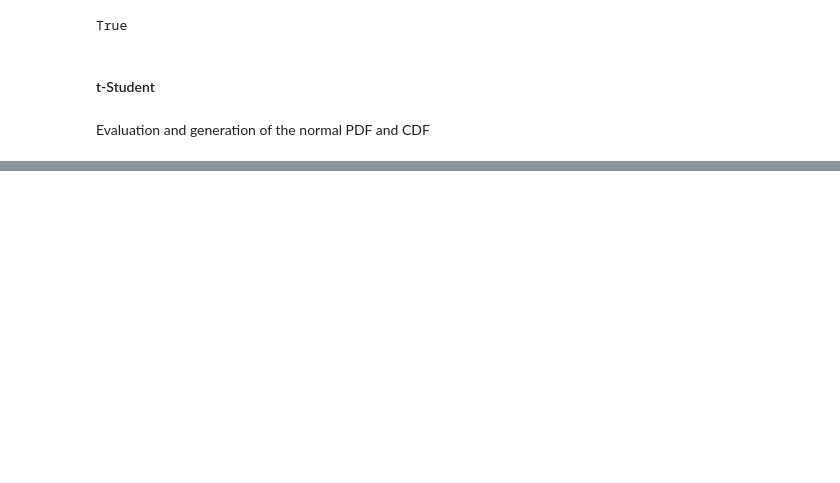
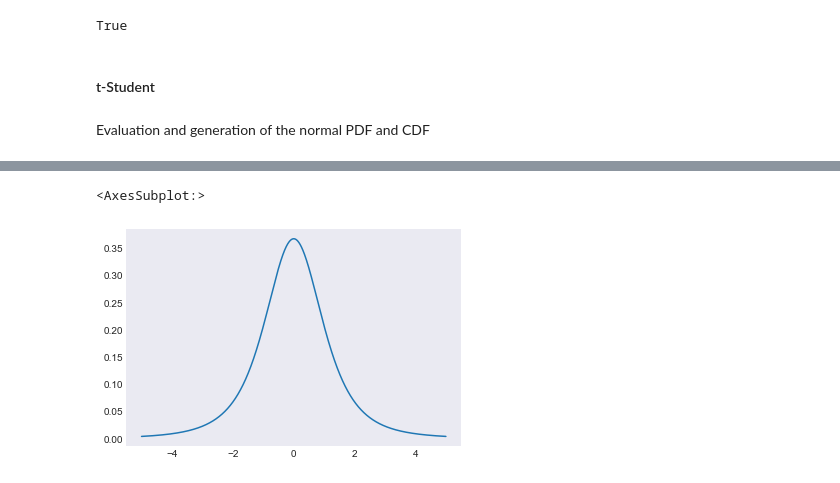
Before and after one commit to z4ir3/quant-library, a Jupyter notebook: tutorial-quant-library.ipynb, the cells around one changed output, grey strips where cells are left out. Saved outputs shown, nothing was run; the diff lists cells and outputs as text; code cells hidden in the pictures; blank space fills up the shorter version.

```diff
--- a/tutorial-quant-library.ipynb
+++ b/tutorial-quant-library.ipynb
@@ -634,0 +657,11 @@ Evaluation and generation of the normal PDF and CDF
+# %%
+pdf = ql.gen_pdf_tstudent(
+    a     = -5,
+    b     = 5,
+    df    = 3,
+    mu    = 0,
+    scale = 1,
+    stdz  = False,
+    dx    = 0.001,
+    )
+pdf
@@ -634,0 +681,5 @@ Evaluation and generation of the normal PDF and CDF
+# %%
+pdf.plot()
+# %% [output]
+<AxesSubplot:>
+[figure, added]
```
Also changed, not shown: parts of 21 cells of this notebook.
